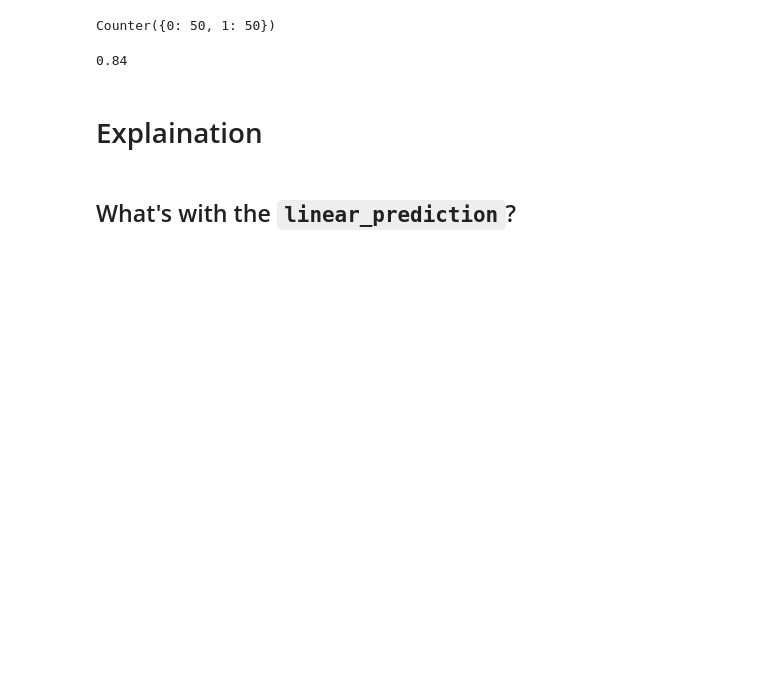
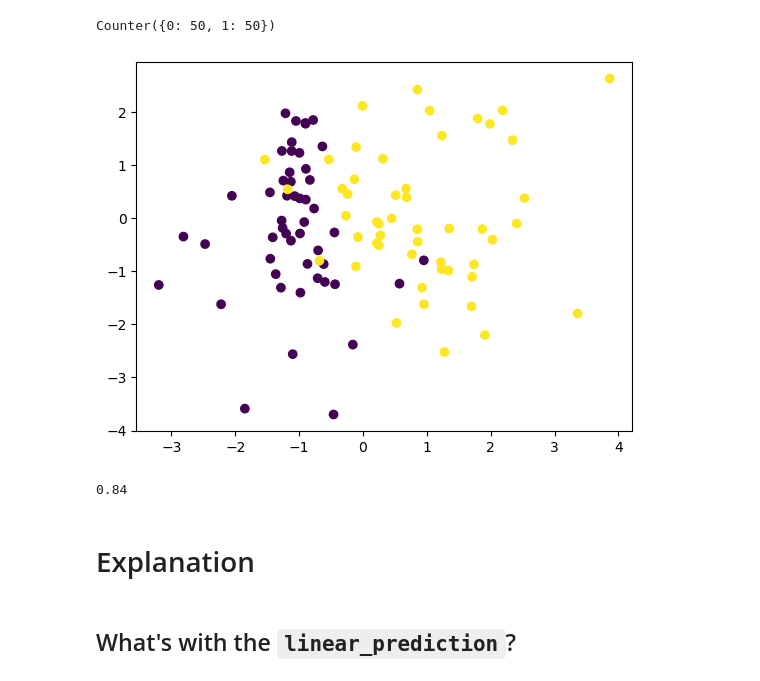
Before and after one commit to danjelito/ml-from-scratch, a Jupyter notebook: logreg.ipynb, the cells around one changed output. Drawn from its saved outputs; the diff is of its cells as text; code cells hidden in the pictures; blank space fills up the shorter version.

```diff
--- a/logreg.ipynb
+++ b/logreg.ipynb
@@ -14,6 +15,11 @@ xs, ys = make_classification(
 Counter(ys)
 # %% [output]
 Counter({0: 50, 1: 50})
+# %%
+plt.scatter(xs[:, 0], xs[:, 1], c=ys)
+plt.show()
+# %% [output]
+[figure, added]
 # %%
 Vector = List[float]
 Matrix = List[Vector]
@@ -79,7 +85,7 @@ acc
 # %% [output]
 0.84
 # %% [markdown]
-# Explaination
+# Explanation
 # %% [markdown]
 ## What's with the `linear_prediction`?
 # %%
```
Also changed, not shown: parts of 1 cell of this notebook, 1 other file.
